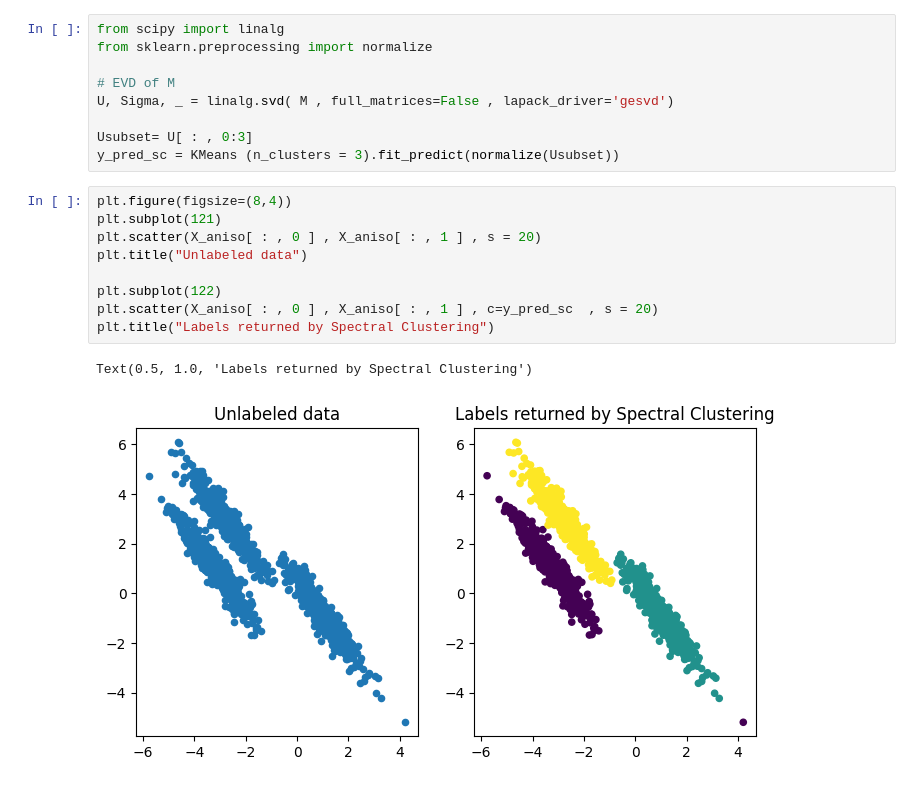
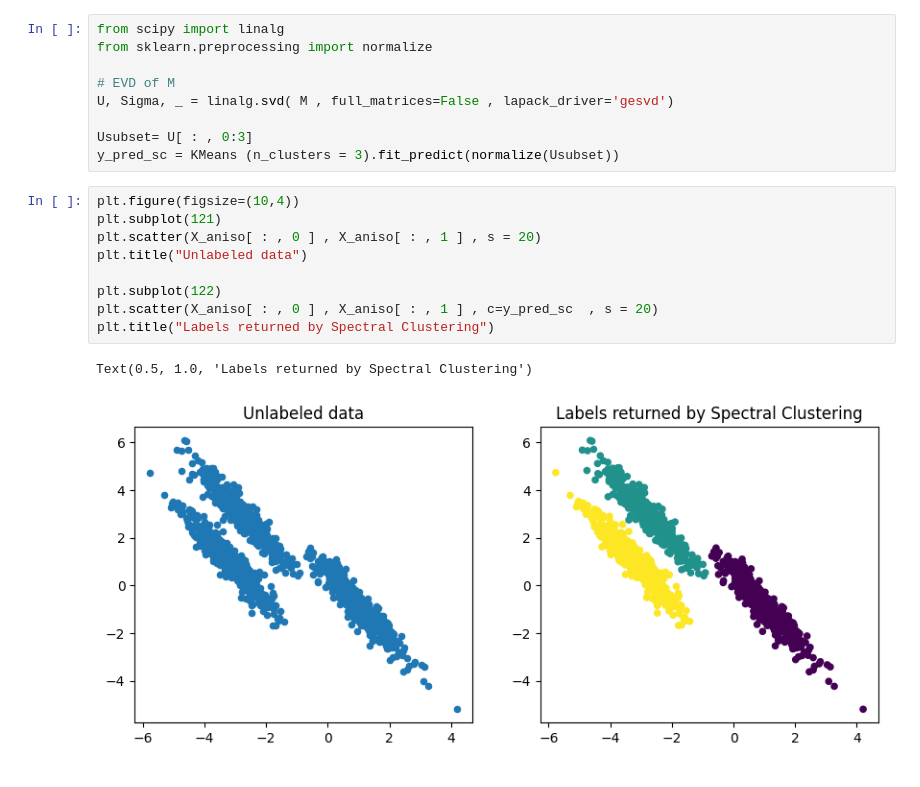
Before and after one commit to mehrnazeraeisi/Spectral-Clustering, a Jupyter notebook: Implement_Spectral_Clustering_3Steps.ipynb, the cells around one changed output. Saved outputs shown, nothing was run; the diff lists cells and outputs as text.

```diff
--- a/Implement_Spectral_Clustering_3Steps.ipynb
+++ b/Implement_Spectral_Clustering_3Steps.ipynb
@@ -89,14 +90,14 @@ U, Sigma, _ = linalg.svd( M , full_matrices=False , lapack_driver='gesvd')
 Usubset= U[ : , 0:3]
 y_pred_sc = KMeans (n_clusters = 3).fit_predict(normalize(Usubset))
 # %%
-plt.figure(figsize=(8,4))
+plt.figure(figsize=(10,4))
 plt.subplot(121)
 plt.scatter(X_aniso[ : , 0 ] , X_aniso[ : , 1 ] , s = 20)
 plt.title("Unlabeled data")
 
 plt.subplot(122)
 plt.scatter(X_aniso[ : , 0 ] , X_aniso[ : , 1 ] , c=y_pred_sc  , s = 20)
 plt.title("Labels returned by Spectral Clustering")
 # %% [output]
 Text(0.5, 1.0, 'Labels returned by Spectral Clustering')
-[figure, old version]
+[figure, new version]
```
Also changed, not shown: parts of 2 cells of this notebook.
